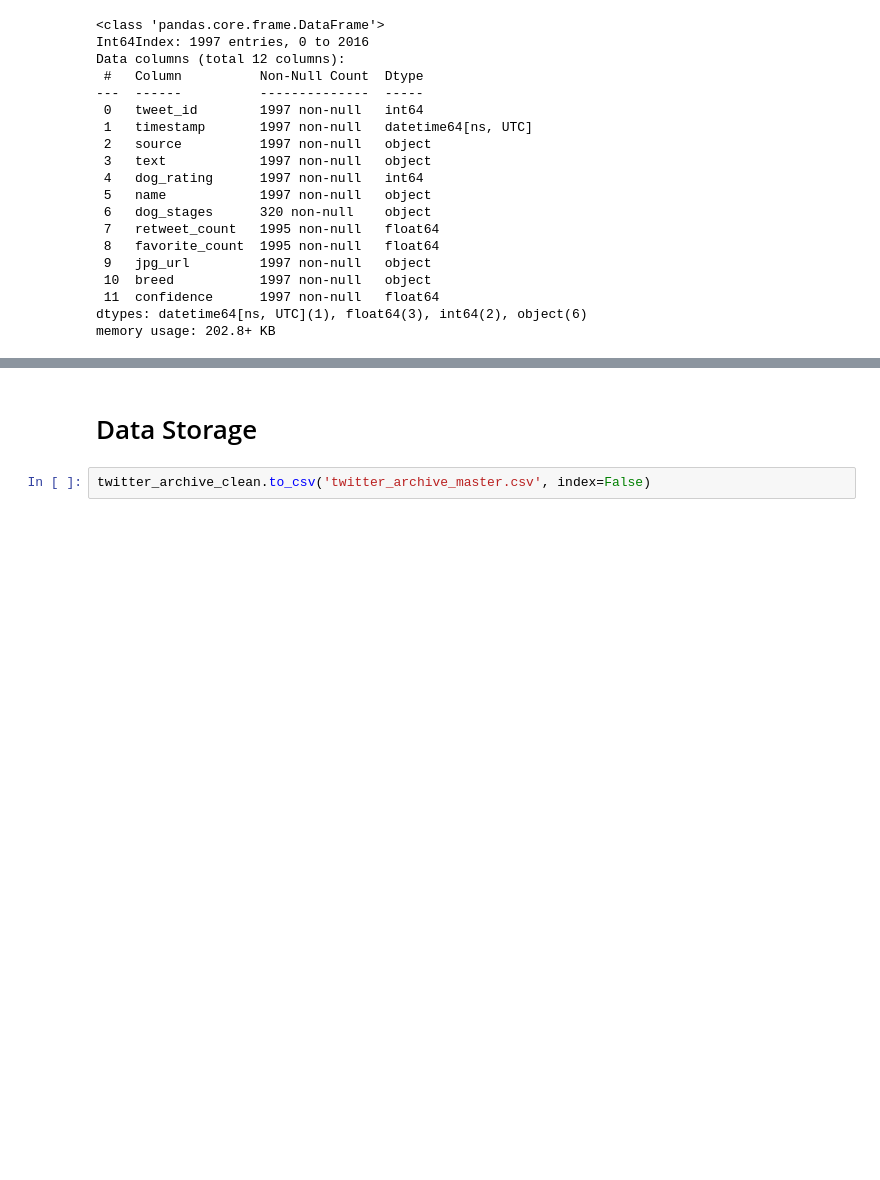
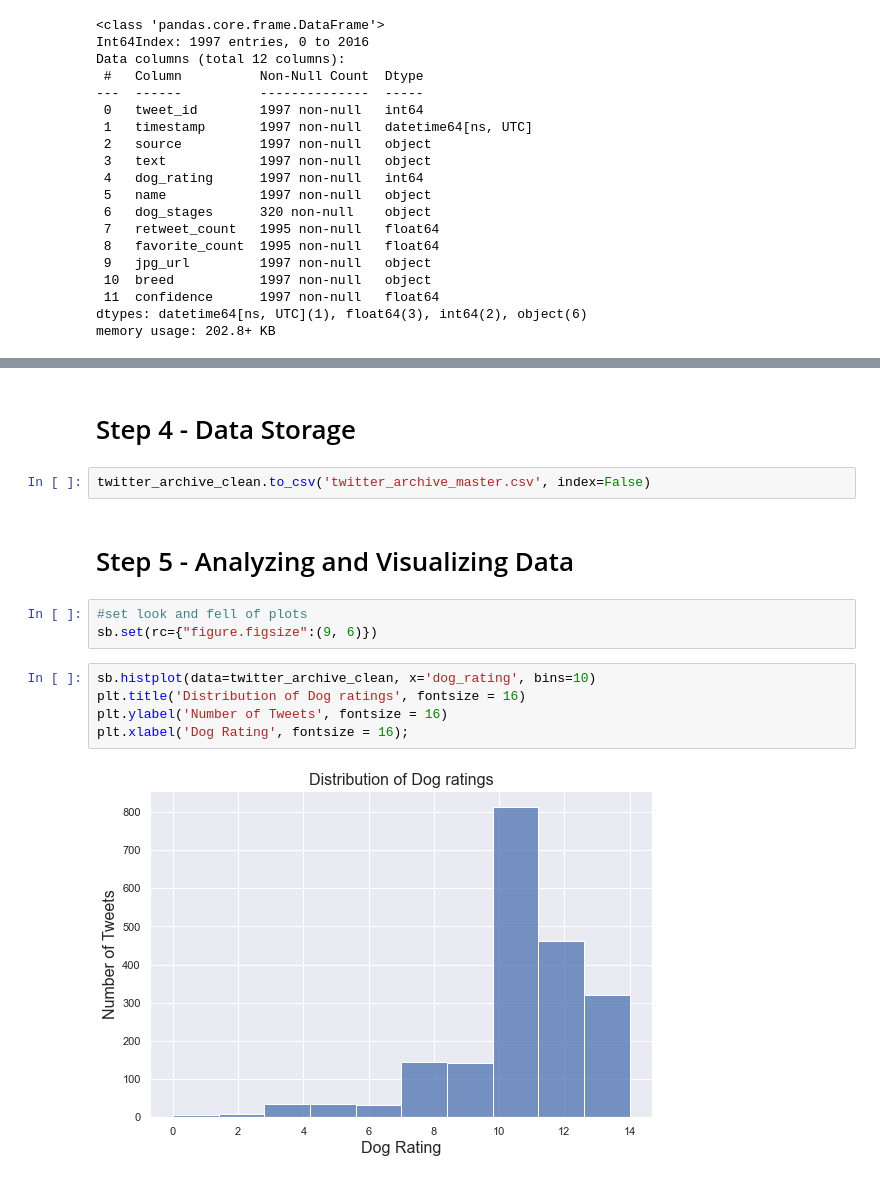
Before and after one commit to techacct/DA-WerateDogs, a Jupyter notebook: wrangle_act.ipynb, the cells around one changed output, grey strips where cells are left out. Drawn from its saved outputs; the diff is of its cells as text; blank space fills up the shorter version.

Commit message:
Visualization completed

```diff
--- a/wrangle_act.ipynb
+++ b/wrangle_act.ipynb
@@ -637,4 +651,16 @@ memory usage: 202.8+ KB
 # %% [markdown]
-# Data Storage
+# Step 4 - Data Storage
 # %%
 twitter_archive_clean.to_csv('twitter_archive_master.csv', index=False)
+# %% [markdown]
+# Step 5 - Analyzing and Visualizing Data
+# %%
+#set look and fell of plots
+sb.set(rc={"figure.figsize":(9, 6)})
+# %%
+sb.histplot(data=twitter_archive_clean, x='dog_rating', bins=10)
+plt.title('Distribution of Dog ratings', fontsize = 16)
+plt.ylabel('Number of Tweets', fontsize = 16)
+plt.xlabel('Dog Rating', fontsize = 16);
+# %% [output]
+[figure, added]
```
Also changed, not shown: parts of 21 cells of this notebook.
